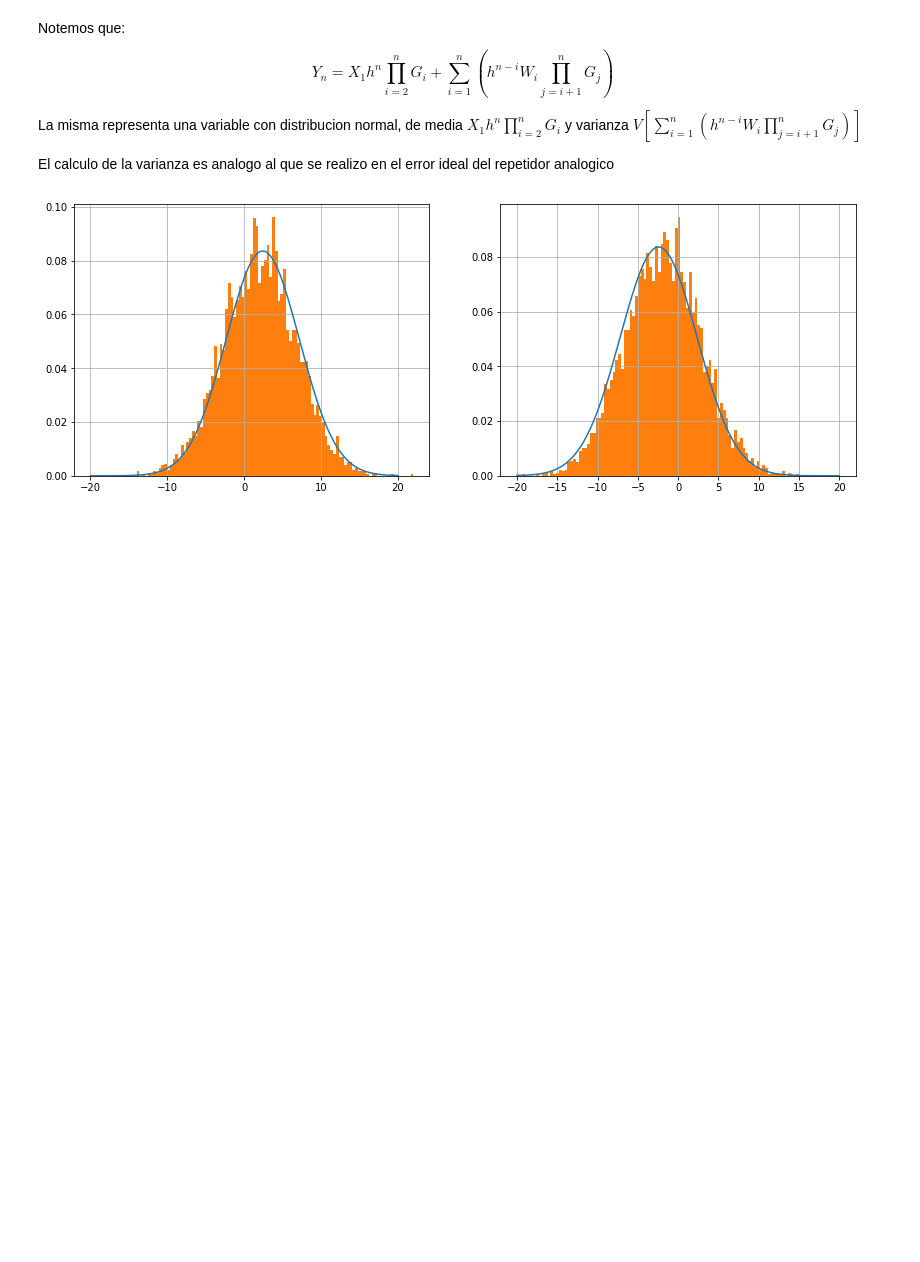
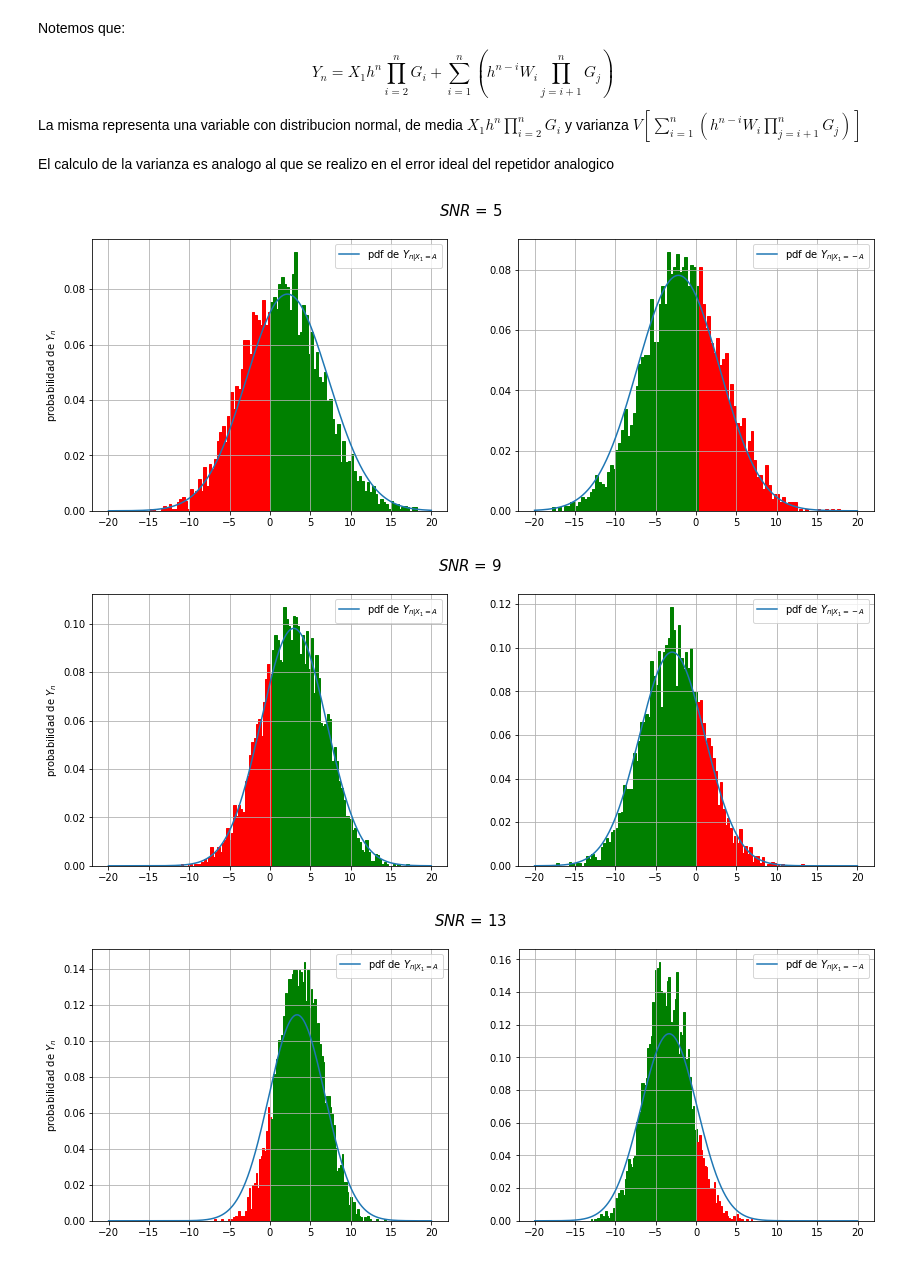
Before and after one commit to julianferres/estocasticos, a Jupyter notebook: TP1/Ejercicio4.ipynb, the cells around one changed output. Cells and saved outputs as stored; diff of their text form; code cells hidden in the pictures; blank space fills up the shorter version.

```diff
--- a/TP1/Ejercicio4.ipynb
+++ b/TP1/Ejercicio4.ipynb
@@ -206,15 +206,39 @@ def graficos_pdfs_y_sim(snr):
     y1 = norm.pdf(x,mu_Z_neg,sigma_Z_neg)
     plt.figure(figsize = (14,5))
     plt.subplot(1, 2, 1)
-    plt.plot(x,y)
-    plt.hist(y_n_analog_pos, bins = 100, density = True)
+    plt.plot(x,y,label = "pdf de $Y_{n | X_1 = A}$")
+    N, bins, patches = plt.hist(y_n_analog_pos, bins = 100, density = True)
+
+    for i in range(len(patches)):
+        if(bins[i]<0):
+            patches[i].set_color('r')
+        else:
+            patches[i].set_color('g')
+
+
+    plt.legend()
     plt.grid()
+    plt.ylabel('probabilidad de $Y_n$')
+    plt.suptitle("$SNR$ = {}".format(snr), fontsize =  15)
     plt.subplot(1, 2, 2)
-    plt.plot(x,y1)
-    plt.hist(y_n_analog_neg,  bins = 100, density = True)
+    plt.plot(x,y1, label = "pdf de $Y_{n | X_1 = -A}$")
+    N, bins, patches = plt.hist(y_n_analog_neg,  bins = 100, density = True)
+
+    for i in range(len(patches)):
+        if(bins[i]>=0):
+            patches[i].set_color('r')
+        else:
+            patches[i].set_color('g')
+
+
     plt.grid()
+    plt.legend()
+    plt.savefig("Grafico 4_3_SNR={}".format(snr))
     plt.show()
-# %%
-graficos_pdfs_y_sim(6)
-# %% [output]
-[figure, removed]
+# %%
+for snr in range(5,26,4):
+    graficos_pdfs_y_sim(snr)
+# %% [output]
+[figure, added]
+[figure, added]
+[figure, added]
```
Also changed, not shown: parts of 3 cells of this notebook, 10 other files.
